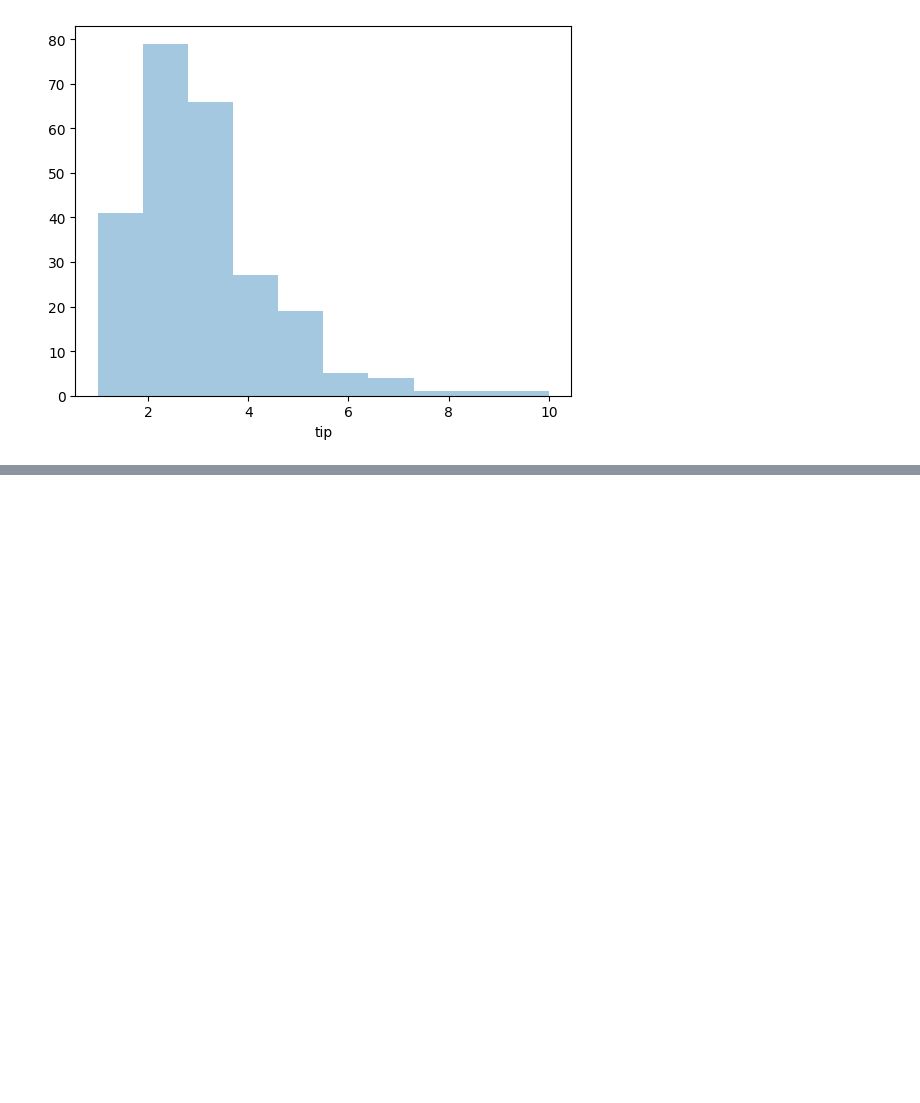
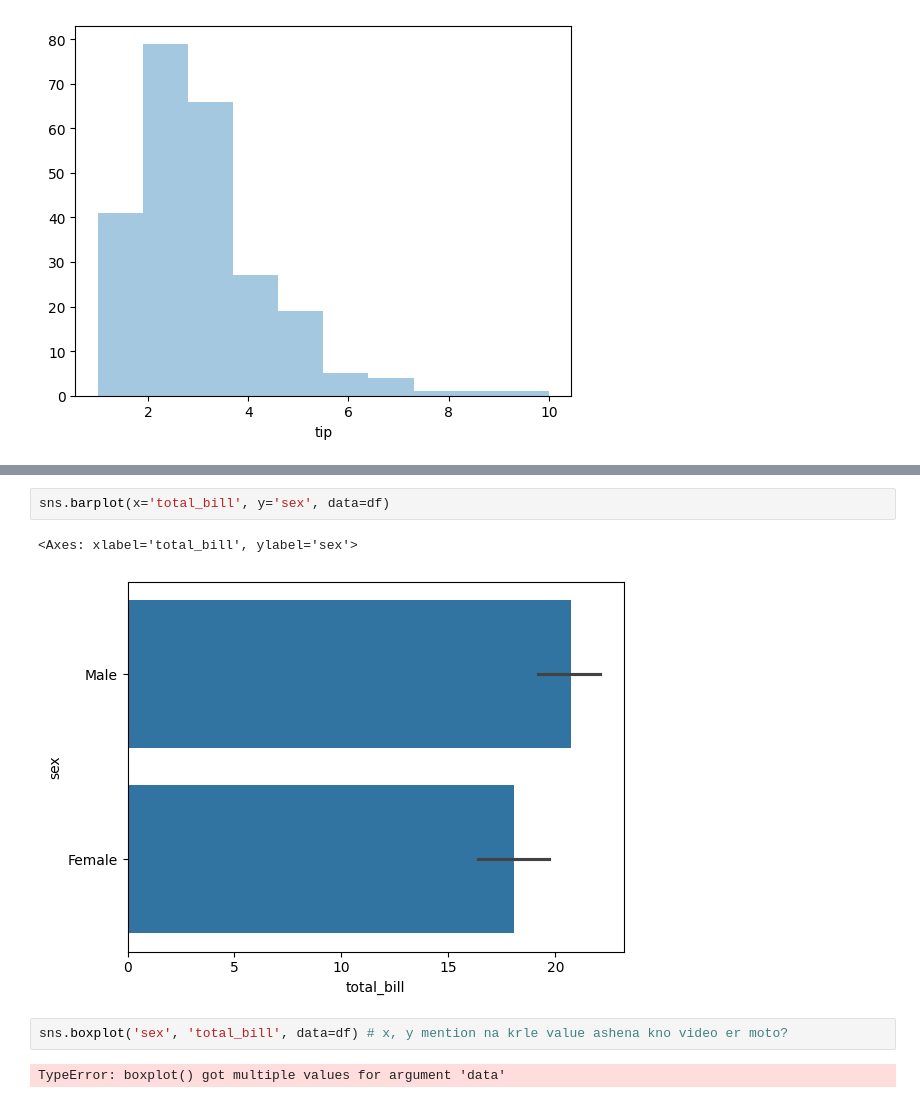
Before and after one commit to RapaDewan/Machine-Learning, a Jupyter notebook: Seaborn/Seaborn.ipynb, the cells around one changed output, grey strips where cells are left out. Saved outputs shown, nothing was run; the diff lists cells and outputs as text; blank space fills up the shorter version.

```diff
--- a/Seaborn/Seaborn.ipynb
+++ b/Seaborn/Seaborn.ipynb
@@ -98,0 +113,9 @@ https://gist.github.com/mwaskom/de44147ed2974457ad6372750bbe5751
+# %%
+sns.barplot(x='total_bill', y='sex', data=df)
+# %% [output]
+<Axes: xlabel='total_bill', ylabel='sex'>
+[figure, added]
+# %%
+sns.boxplot('sex', 'total_bill', data=df) # x, y mention na krle value ashena kno video er moto?
+# %% [output]
+TypeError: boxplot() got multiple values for argument 'data'
```
Also changed, not shown: parts of 7 cells of this notebook.
